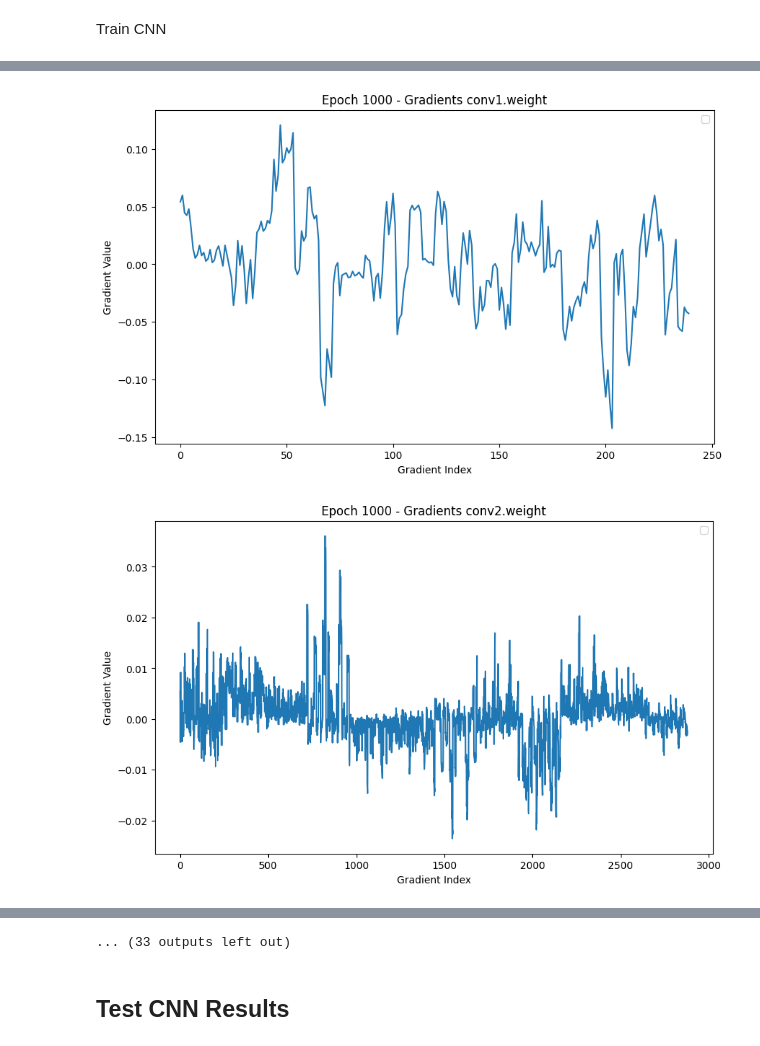
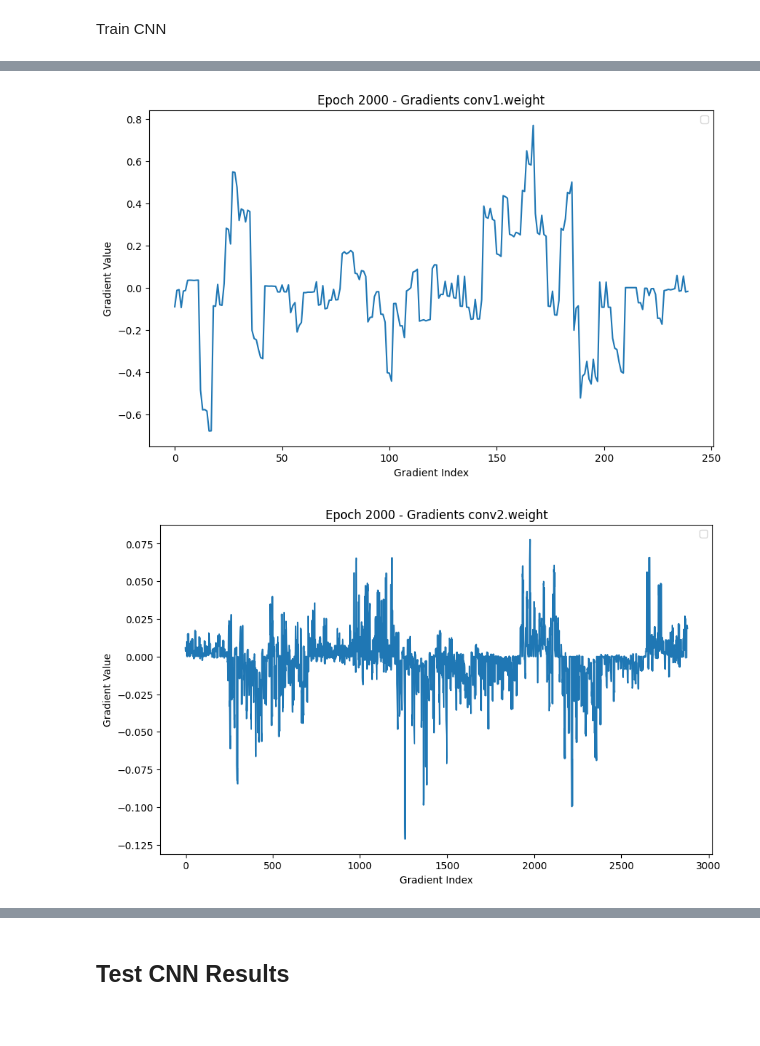
Before and after one commit to sergiosolorzano/financial-asset-gap-risk-nn-prediction, a Jupyter notebook: CNN-bayesian-share-price-prediction/project_multi.ipynb, the cells around one changed output, grey strips where cells are left out. Saved outputs shown, nothing was run; the diff lists cells and outputs as text; code cells hidden in the pictures.

```diff
--- a/CNN-bayesian-share-price-prediction/project_multi.ipynb
+++ b/CNN-bayesian-share-price-prediction/project_multi.ipynb
@@ -724,7 +724,7 @@ Train CNN
 #print running_loss every [x] mini-batches
 mini_batch_running_loss_check = 384#38
 epoch_running_loss_check = 400
-epoch_running_gradients_check = 1000
+epoch_running_gradients_check = 2000
 
 def Train(learning_rate=learning_rate,momentum=momentum,
           train_loader=train_loader, net=net):
@@ -833,2 +835,2 @@ Train params: learning_rate: 0.0001, momentum:0.9
-[figure, old version]
+[figure, new version]
-[figure, old version]
+[figure, new version]
@@ -840,4 +846,3 @@ Train params: learning_rate: 0.0001, momentum:0.9
-... (33 outputs left out)
 # %%
 Save_Scenario_Model(scenario,net)
 # %% [markdown]
```
Also changed, not shown: parts of 3 cells of this notebook, 3 other files.
